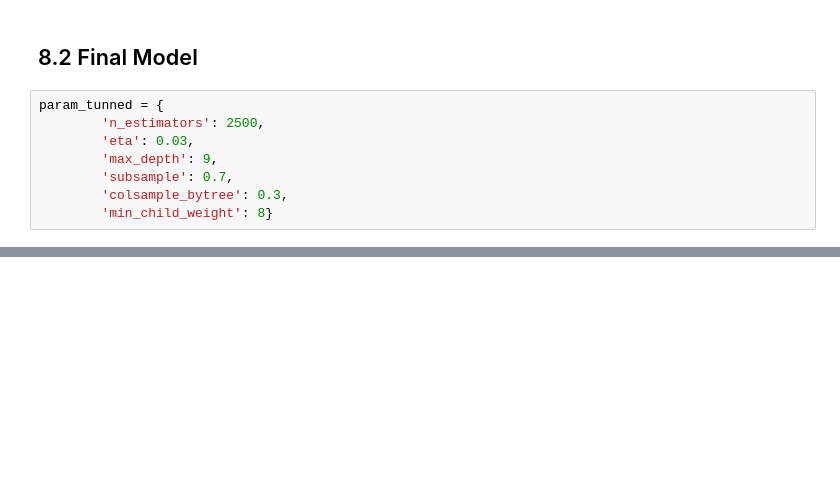
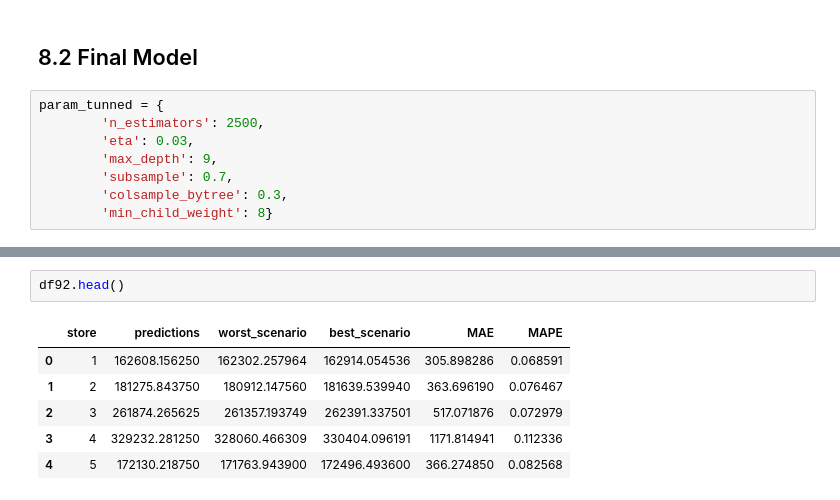
Before and after one commit to IanAndMendesDS/ds_producao, a Jupyter notebook: store_sale_prediction.ipynb, the cells around one changed output, grey strips where cells are left out. Cells and saved outputs as stored; diff of their text form; blank space fills up the shorter version.

```diff
--- a/store_sale_prediction.ipynb
+++ b/store_sale_prediction.ipynb
@@ -1375,0 +1360,9 @@ xgb_result_tunned
+# %%
+df92.head()
+# %% [output]
+|  | store | predictions | worst_scenario | best_scenario | MAE | MAPE |
+| 0 | 1 | 162608.156250 | 162302.257964 | 162914.054536 | 305.898286 | 0.068591 |
+| 1 | 2 | 181275.843750 | 180912.147560 | 181639.539940 | 363.696190 | 0.076467 |
+| 2 | 3 | 261874.265625 | 261357.193749 | 262391.337501 | 517.071876 | 0.072979 |
+| 3 | 4 | 329232.281250 | 328060.466309 | 330404.096191 | 1171.814941 | 0.112336 |
+| 4 | 5 | 172130.218750 | 171763.943900 | 172496.493600 | 366.274850 | 0.082568 |
```
Also changed, not shown: parts of 23 cells of this notebook.
